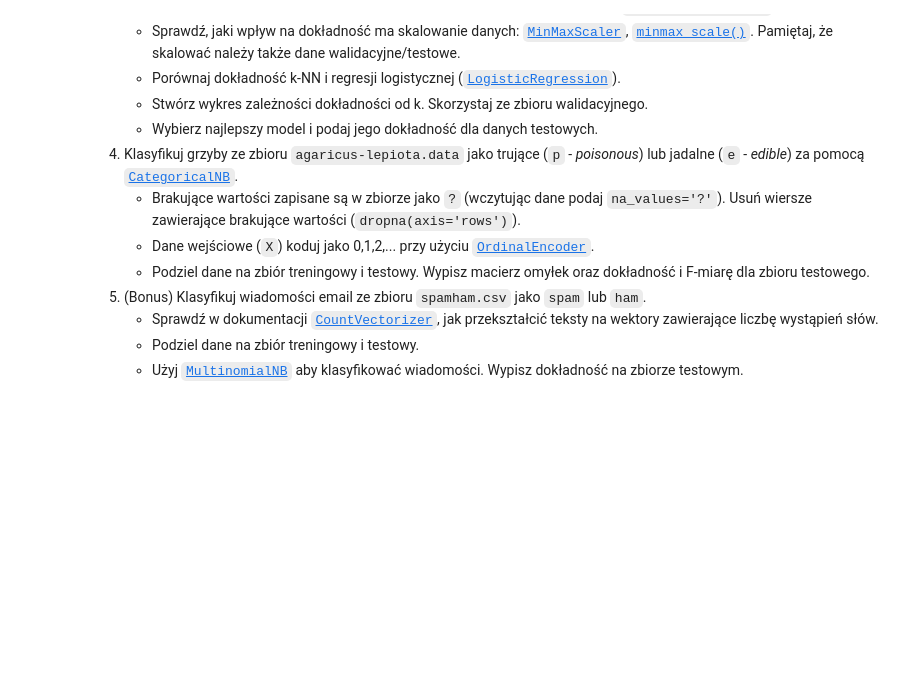
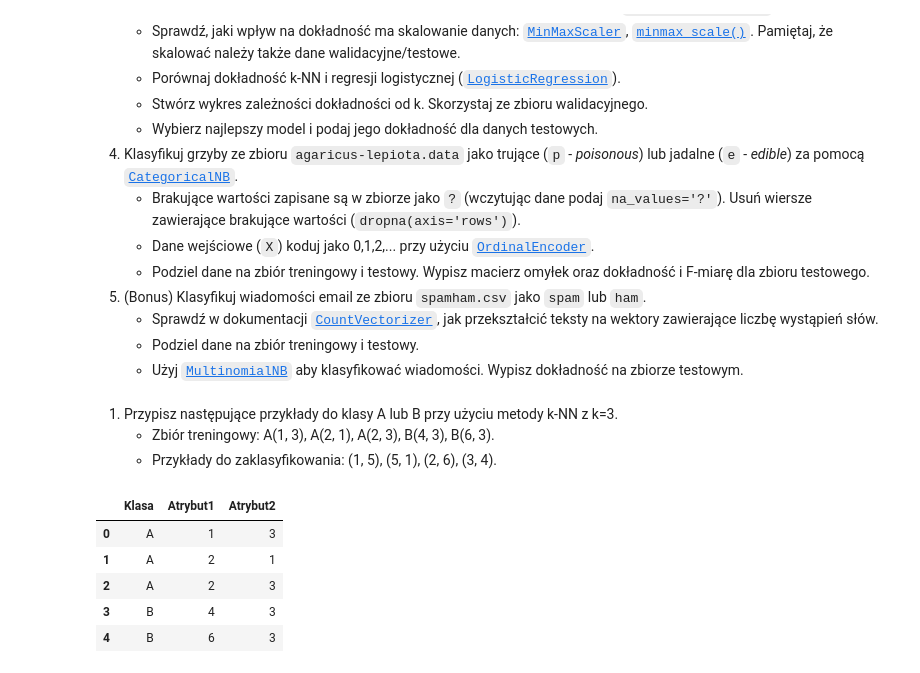
Before and after one commit to MichalBrodackiPJA/Eksploracja-i-Wizualizacja-Danych, a Jupyter notebook: Ćwiczenia 4/Lab - Klasyfikacja.ipynb, the cells around one changed output. Cells and saved outputs as stored; diff of their text form; code cells hidden in the pictures; blank space fills up the shorter version.

```diff
--- a/Ćwiczenia 4/Lab - Klasyfikacja.ipynb
+++ b/Ćwiczenia 4/Lab - Klasyfikacja.ipynb
@@ -56,3 +56,21 @@ weighted avg       0.98      0.98      0.98        50
     - Sprawdź w dokumentacji [`CountVectorizer`](https://scikit-learn.org/stable/modules/generated/sklearn.feature_extraction.text.CountVectorizer.html), jak przekształcić teksty na wektory zawierające liczbę wystąpień słów.
     - Podziel dane na zbiór treningowy i testowy.
     - Użyj [`MultinomialNB`](https://scikit-learn.org/stable/modules/generated/sklearn.naive_bayes.MultinomialNB.html) aby klasyfikować wiadomości. Wypisz dokładność na zbiorze testowym.
+# %% [markdown]
+1. Przypisz następujące przykłady do klasy A lub B przy użyciu metody k-NN z k=3.
+    - Zbiór treningowy: A(1, 3), A(2, 1), A(2, 3), B(4, 3), B(6, 3).
+    - Przykłady do zaklasyfikowania: (1, 5), (5, 1), (2, 6), (3, 4).
+# %%
+data_train = {'Klasa': ['A', 'A', 'A', 'B', 'B'],
+              'Atrybut1': [1, 2, 2, 4, 6],
+              'Atrybut2': [3, 1, 3, 3, 3]}
+
+df_train = pd.DataFrame(data_train)
+df_train.head()
+# %% [output]
+|  | Klasa | Atrybut1 | Atrybut2 |
+| 0 | A | 1 | 3 |
+| 1 | A | 2 | 1 |
+| 2 | A | 2 | 3 |
+| 3 | B | 4 | 3 |
+| 4 | B | 6 | 3 |
```
Also changed, not shown: parts of 11 cells of this notebook.
